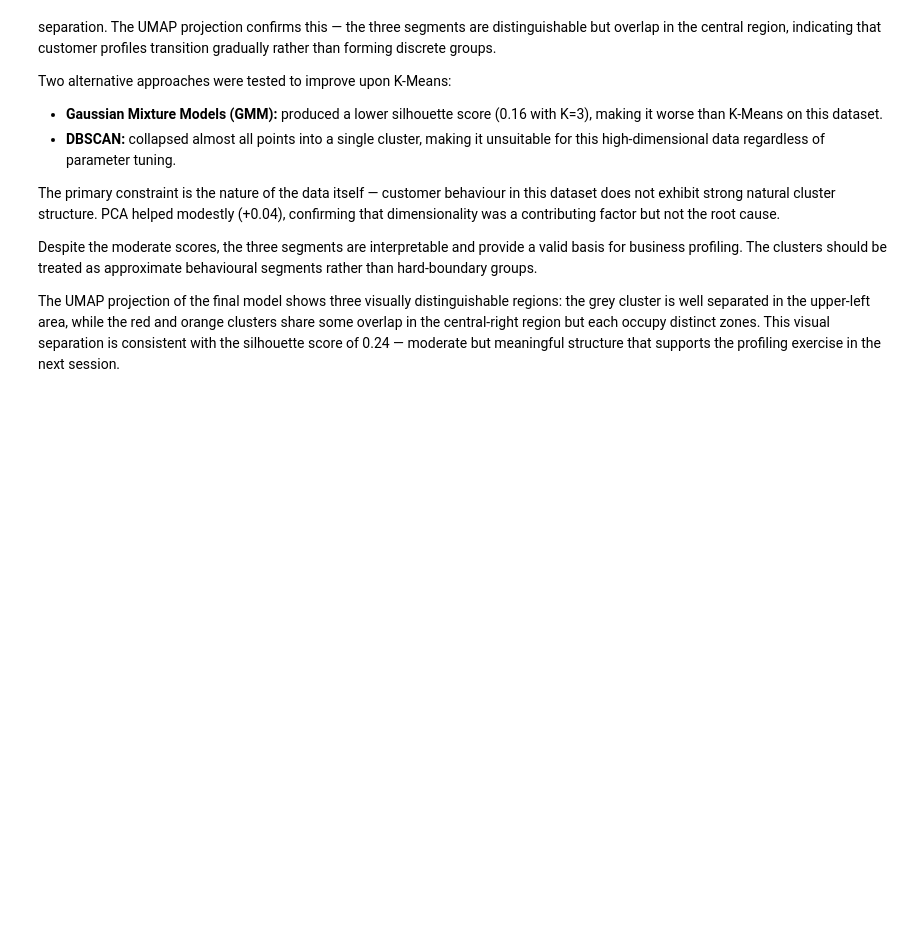
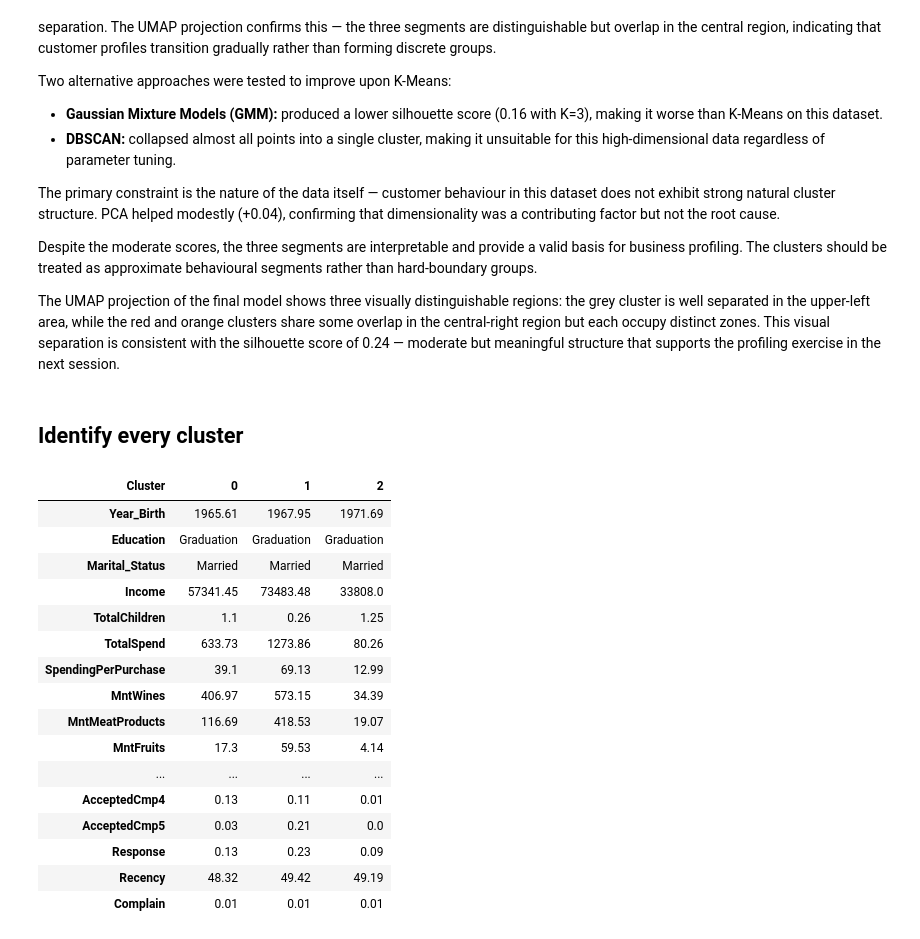
Before and after one commit to AlejandroBeldaFernandez/Customer-Personality-Analysis, a Jupyter notebook: Customer_personality_analysis.ipynb, the cells around one changed output. Drawn from its saved outputs; the diff is of its cells as text; code cells hidden in the pictures; blank space fills up the shorter version.

```diff
--- a/Customer_personality_analysis.ipynb
+++ b/Customer_personality_analysis.ipynb
@@ -916,3 +916,62 @@ The primary constraint is the nature of the data itself — customer behaviour i
 Despite the moderate scores, the three segments are interpretable and provide a valid basis for business profiling. The clusters should be treated as approximate behavioural segments rather than hard-boundary groups.
 
 The UMAP projection of the final model shows three visually distinguishable regions: the grey cluster is well separated in the upper-left area, while the red and orange clusters share some overlap in the central-right region but each occupy distinct zones. This visual separation is consistent with the silhouette score of 0.24 — moderate but meaningful structure that supports the profiling exercise in the next session.
+# %% [markdown]
+## Identify every cluster
+# %%
+profile = df_cleaned.groupby('Cluster').agg(
+    # Demographics
+    Year_Birth=('Year_Birth', 'mean'),
+    Education=('Education', lambda x: x.mode()[0]),
+    Marital_Status=('Marital_Status', lambda x: x.mode()[0]),
+    Income=('Income', 'mean'),
+    TotalChildren=('TotalChildren', 'mean'),
+    # Spending
+    TotalSpend=('TotalSpend', 'mean'),
+    SpendingPerPurchase=('SpendingPerPurchase', 'mean'),
+    MntWines=('MntWines', 'mean'),
+    MntMeatProducts=('MntMeatProducts', 'mean'),
+    MntFruits=('MntFruits', 'mean'),
+    MntFishProducts=('MntFishProducts', 'mean'),
+    MntSweetProducts=('MntSweetProducts', 'mean'),
+    MntGoldProds=('MntGoldProds', 'mean'),
+    # Purchase channels
+    TotalPurchases=('TotalPurchases', 'mean'),
+    NumStorePurchases=('NumStorePurchases', 'mean'),
+    NumWebPurchases=('NumWebPurchases', 'mean'),
+    NumCatalogPurchases=('NumCatalogPurchases', 'mean'),
+    NumDealsPurchases=('NumDealsPurchases', 'mean'),
+    NumWebVisitsMonth=('NumWebVisitsMonth', 'mean'),
+    WebEngagementRate=('WebEngagementRate', 'mean'),
+    # Campaigns
+    TotalCampaignsAccepted=('TotalCampaignsAccepted', 'mean'),
+    AcceptedCmp1=('AcceptedCmp1', 'mean'),
+    AcceptedCmp2=('AcceptedCmp2', 'mean'),
+    AcceptedCmp3=('AcceptedCmp3', 'mean'),
+    AcceptedCmp4=('AcceptedCmp4', 'mean'),
+    AcceptedCmp5=('AcceptedCmp5', 'mean'),
+    Response=('Response', 'mean'),
+    # Other
+    Recency=('Recency', 'mean'),
+    Complain=('Complain', 'mean'),
+).round(2)
+
+profile.T
+# %% [output]
+| Cluster | 0 | 1 | 2 |
+| Year_Birth | 1965.61 | 1967.95 | 1971.69 |
+| Education | Graduation | Graduation | Graduation |
+| Marital_Status | Married | Married | Married |
+| Income | 57341.45 | 73483.48 | 33808.0 |
+| TotalChildren | 1.1 | 0.26 | 1.25 |
+| TotalSpend | 633.73 | 1273.86 | 80.26 |
+| SpendingPerPurchase | 39.1 | 69.13 | 12.99 |
+| MntWines | 406.97 | 573.15 | 34.39 |
+| MntMeatProducts | 116.69 | 418.53 | 19.07 |
+| MntFruits | 17.3 | 59.53 | 4.14 |
+| ... | ... | ... | ... |
+| AcceptedCmp4 | 0.13 | 0.11 | 0.01 |
+| AcceptedCmp5 | 0.03 | 0.21 | 0.0 |
+| Response | 0.13 | 0.23 | 0.09 |
+| Recency | 48.32 | 49.42 | 49.19 |
+| Complain | 0.01 | 0.01 | 0.01 |
```
Also changed, not shown: parts of 4 cells of this notebook, 2 other files.
